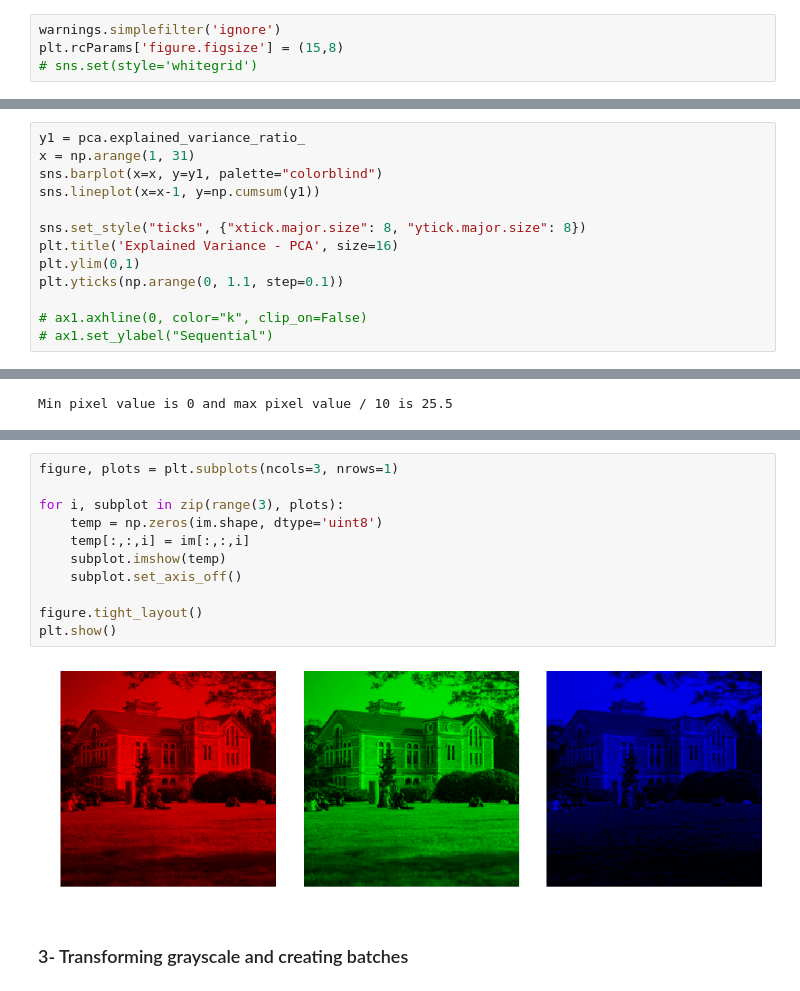
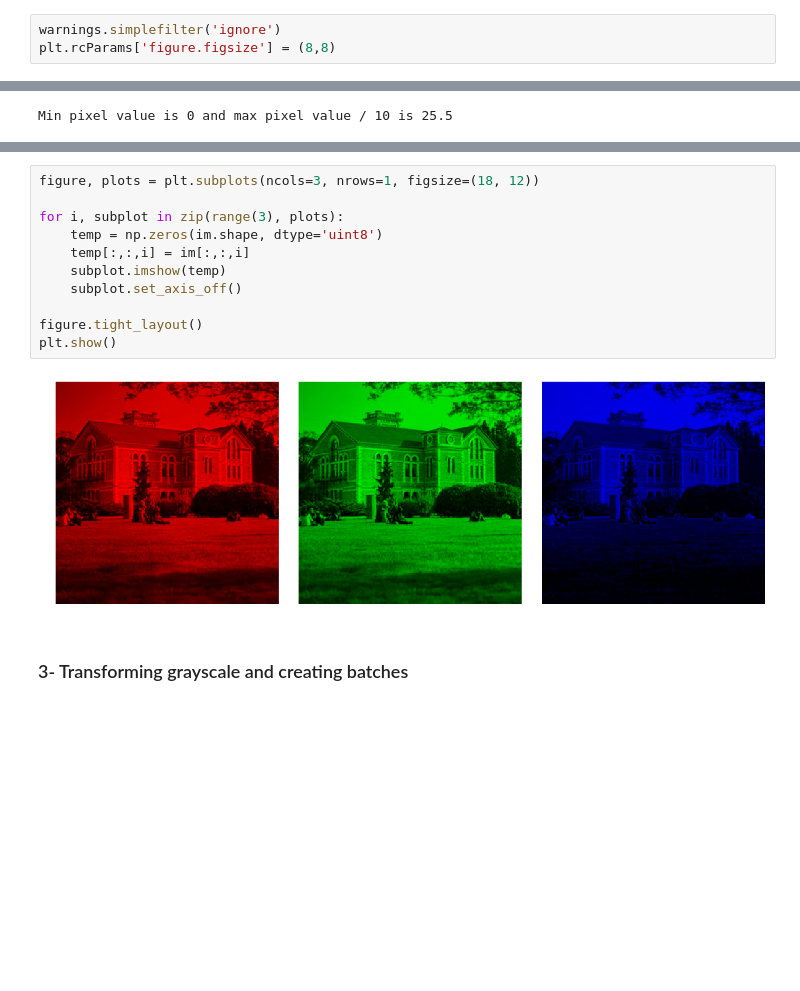
Before and after one commit to BU-IE-582/fall19-sarikayamerts, a Jupyter notebook: hw2/Assignment2.ipynb, the cells around one changed output, grey strips where cells are left out. Saved outputs shown, nothing was run; the diff lists cells and outputs as text; blank space fills up the shorter version.

```diff
--- a/hw2/Assignment2.ipynb
+++ b/hw2/Assignment2.ipynb
@@ -11,8 +13,7 @@ from skimage.color import rgb2gray, rgb2grey
 import warnings
 # %%
 warnings.simplefilter('ignore')
-plt.rcParams['figure.figsize'] = (15,8)
-# sns.set(style='whitegrid')
+plt.rcParams['figure.figsize'] = (8,8)
 # %% [markdown]
 # Task 1
 # %%
@@ -61,13 +39,0 @@ plt.show()
-# %%
-y1 = pca.explained_variance_ratio_
-x = np.arange(1, 31)
-sns.barplot(x=x, y=y1, palette="colorblind")
-sns.lineplot(x=x-1, y=np.cumsum(y1))
-
-sns.set_style("ticks", {"xtick.major.size": 8, "ytick.major.size": 8})
-plt.title('Explained Variance - PCA', size=16)
-plt.ylim(0,1)
-plt.yticks(np.arange(0, 1.1, step=0.1))
-
-# ax1.axhline(0, color="k", clip_on=False)
-# ax1.set_ylabel("Sequential")
@@ -99,16 +198,16 @@ plt.show()
 # %%
-figure, plots = plt.subplots(ncols=3, nrows=1)
+figure, plots = plt.subplots(ncols=3, nrows=1, figsize=(18, 12))
 
 for i, subplot in zip(range(3), plots):
     temp = np.zeros(im.shape, dtype='uint8')
     temp[:,:,i] = im[:,:,i]
     subplot.imshow(temp)
     subplot.set_axis_off()
 
 figure.tight_layout()
 plt.show()
 # %% [output]
-[figure, old version]
+[figure, new version]
 # %% [markdown]
 ### 3- Transforming grayscale and creating batches
 # %%
```
Also changed, not shown: parts of 22 cells of this notebook.
